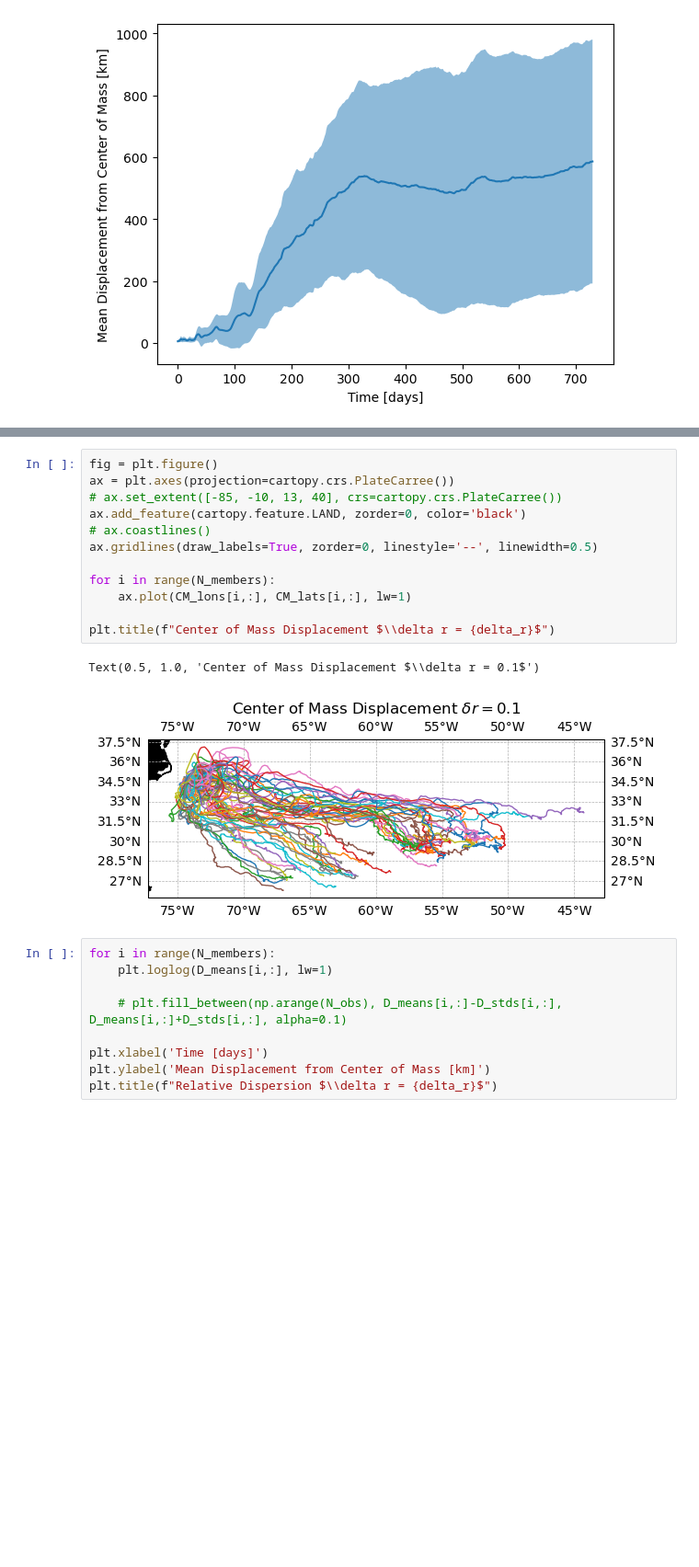
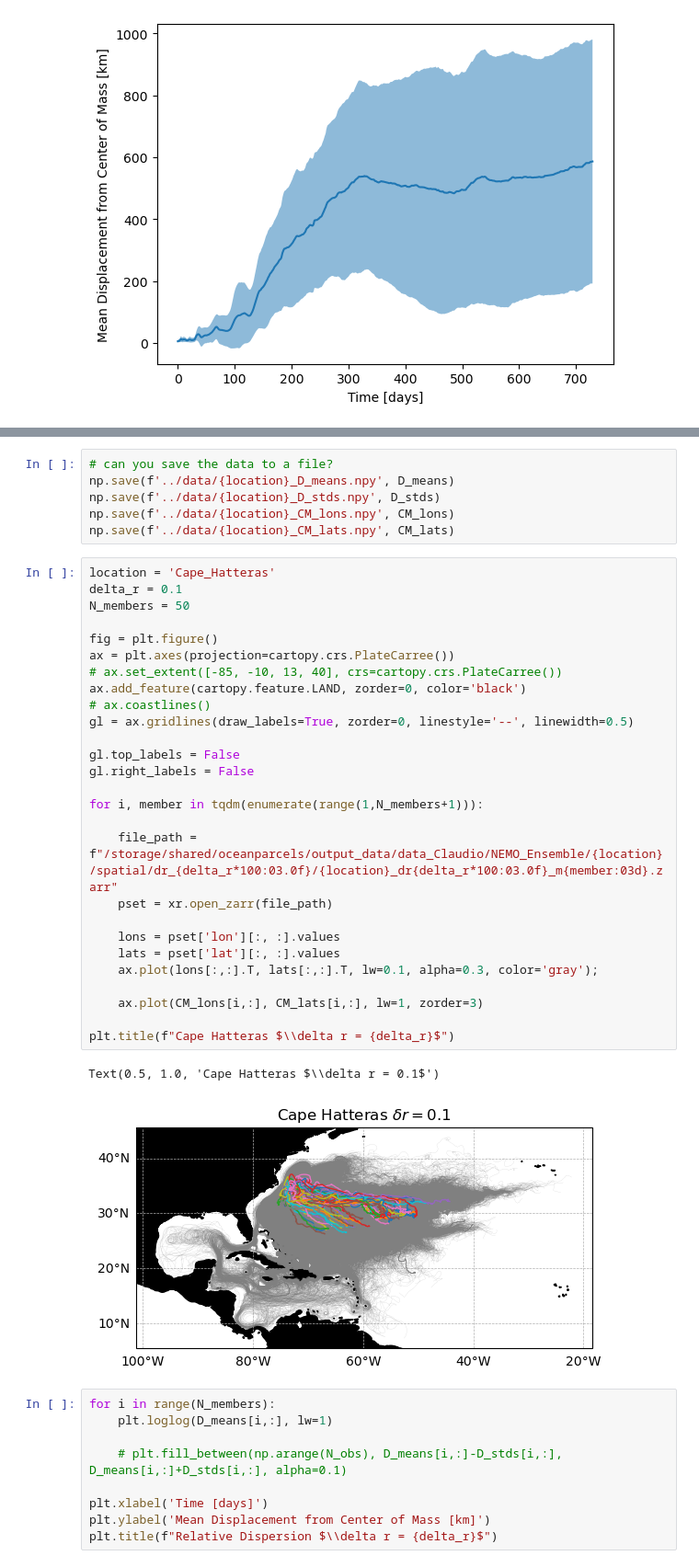
Before and after one commit to OceanParcels/NEMO_Ensemble_Lagrangian_Analysis, a Jupyter notebook: notebooks/13.Center_of_Mass_Stats.ipynb, the cells around one changed output, grey strips where cells are left out. Shown at 92% size. Saved outputs shown, nothing was run; the diff lists cells and outputs as text; blank space fills up the shorter version.

```diff
--- a/notebooks/13.Center_of_Mass_Stats.ipynb
+++ b/notebooks/13.Center_of_Mass_Stats.ipynb
@@ -105,18 +125,39 @@ Member 50
+# %%
+# can you save the data to a file?
+np.save(f'../data/{location}_D_means.npy', D_means)
+np.save(f'../data/{location}_D_stds.npy', D_stds)
+np.save(f'../data/{location}_CM_lons.npy', CM_lons)
+np.save(f'../data/{location}_CM_lats.npy', CM_lats)
 # %%
+location = 'Cape_Hatteras'
+delta_r = 0.1
+N_members = 50
+
 fig = plt.figure()
 ax = plt.axes(projection=cartopy.crs.PlateCarree())
 # ax.set_extent([-85, -10, 13, 40], crs=cartopy.crs.PlateCarree())
 ax.add_feature(cartopy.feature.LAND, zorder=0, color='black')
 # ax.coastlines()
-ax.gridlines(draw_labels=True, zorder=0, linestyle='--', linewidth=0.5)
+gl = ax.gridlines(draw_labels=True, zorder=0, linestyle='--', linewidth=0.5)
 
-for i in range(N_members):
-    ax.plot(CM_lons[i,:], CM_lats[i,:], lw=1)
+gl.top_labels = False
+gl.right_labels = False
 
-plt.title(f"Center of Mass Displacement $\\delta r = {delta_r}$")
+for i, member in tqdm(enumerate(range(1,N_members+1))):
+
+    file_path = f"/storage/shared/oceanparcels/output_data/data_Claudio/NEMO_Ensemble/{location}/spatial/dr_{delta_r*100:03.0f}/{location}_dr{delta_r*100:03.0f}_m{member:03d}.zarr"
+    pset = xr.open_zarr(file_path)
+
+    lons = pset['lon'][:, :].values
+    lats = pset['lat'][:, :].values
+    ax.plot(lons[:,:].T, lats[:,:].T, lw=0.1, alpha=0.3, color='gray');
+
+    ax.plot(CM_lons[i,:], CM_lats[i,:], lw=1, zorder=3)
+
+plt.title(f"Cape Hatteras $\\delta r = {delta_r}$")
 # %% [output]
-Text(0.5, 1.0, 'Center of Mass Displacement $\\delta r = 0.1$')
+Text(0.5, 1.0, 'Cape Hatteras $\\delta r = 0.1$')
-[figure, old version]
+[figure, new version]
 # %%
 for i in range(N_members):
     plt.loglog(D_means[i,:], lw=1)
```
Also changed, not shown: parts of 5 cells of this notebook, 5 other files.
